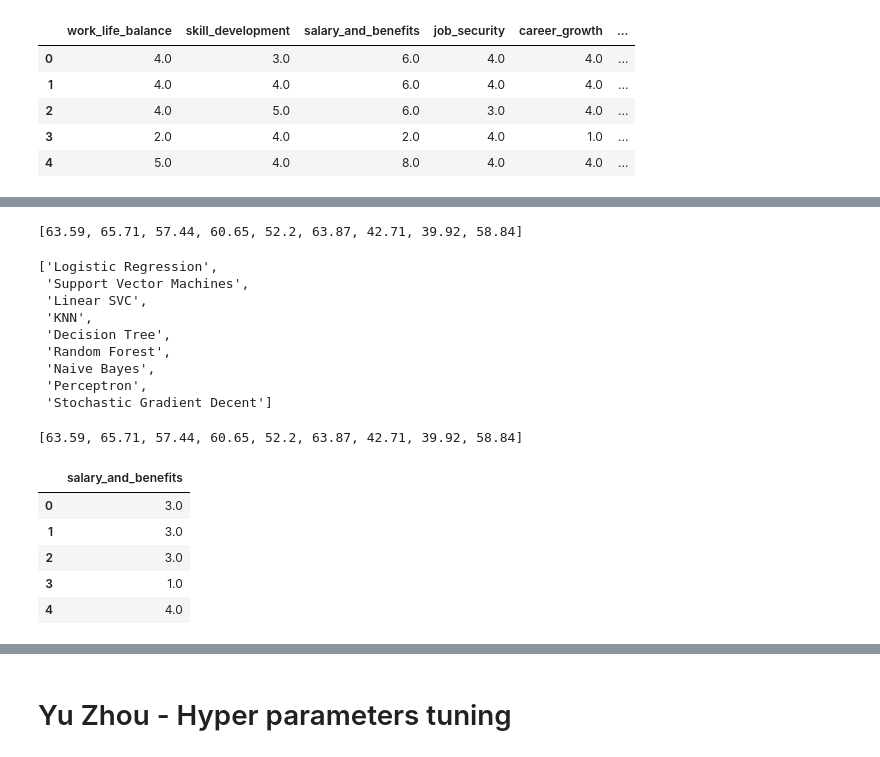
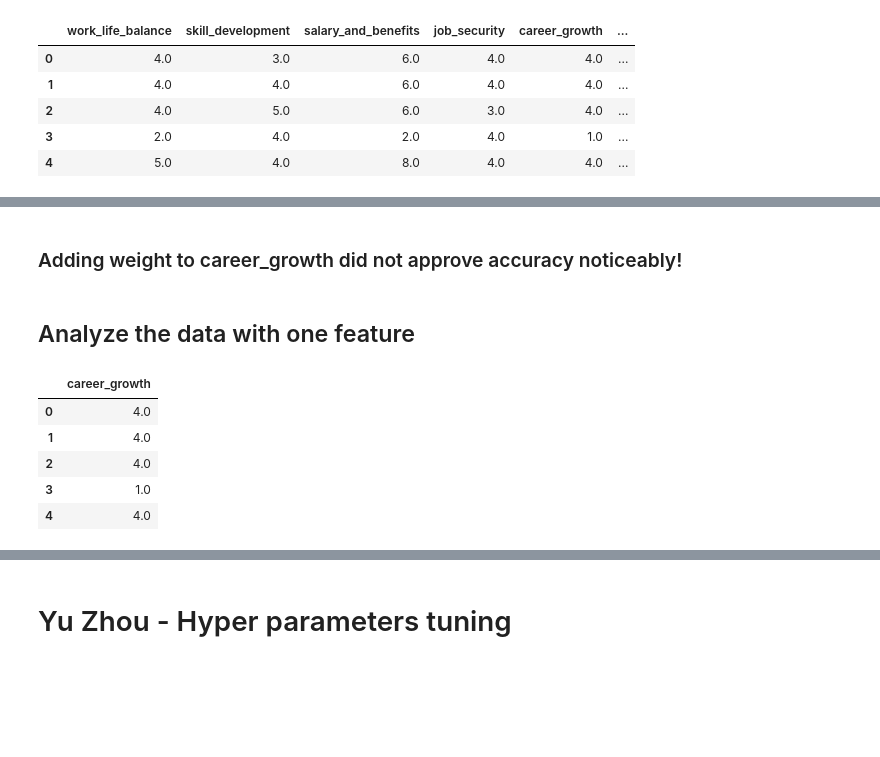
Before and after one commit to TEcjddns/UChicago_AIML_Project, a Jupyter notebook: EmployeeHappiness.ipynb, the cells around one changed output, grey strips where cells are left out. Saved outputs shown, nothing was run; the diff lists cells and outputs as text; code cells hidden in the pictures; blank space fills up the shorter version.

```diff
--- a/EmployeeHappiness.ipynb
+++ b/EmployeeHappiness.ipynb
@@ -1495,31 +1502,15 @@ split_and_run()
-# %%
-scores
-# %% [output]
-[63.59, 65.71, 57.44, 60.65, 52.2, 63.87, 42.71, 39.92, 58.84]
-# %%
-model_titles
-# %% [output]
-['Logistic Regression',
- 'Support Vector Machines',
- 'Linear SVC',
- 'KNN',
- 'Decision Tree',
- 'Random Forest',
- 'Naive Bayes',
- 'Perceptron',
- 'Stochastic Gradient Decent']
-# %%
-accura
-# %% [output]
-[63.59, 65.71, 57.44, 60.65, 52.2, 63.87, 42.71, 39.92, 58.84]
+# %% [markdown]
+### Adding weight to career_growth did not approve accuracy noticeably!
+# %% [markdown]
+## Analyze the data with one feature
 # %%
-df1 = df[['salary_and_benefits']]
+df1 = df[['career_growth']]
 df1.head()
 # %% [output]
-|  | salary_and_benefits |
-| 0 | 3.0 |
-| 1 | 3.0 |
-| 2 | 3.0 |
+|  | career_growth |
+| 0 | 4.0 |
+| 1 | 4.0 |
+| 2 | 4.0 |
 | 3 | 1.0 |
 | 4 | 4.0 |
 # %%
```
Also changed, not shown: parts of 43 cells of this notebook, 2 other files.
